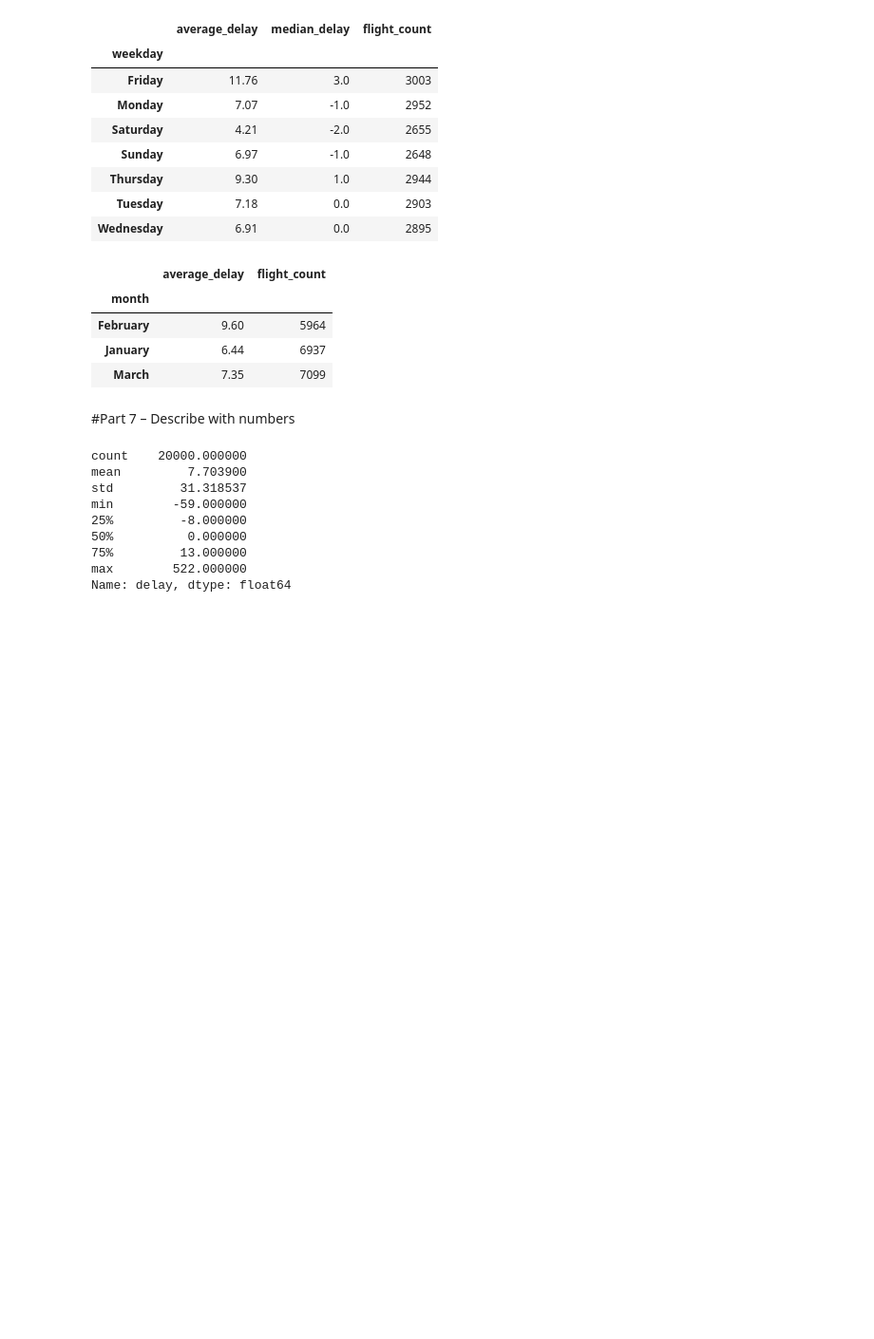
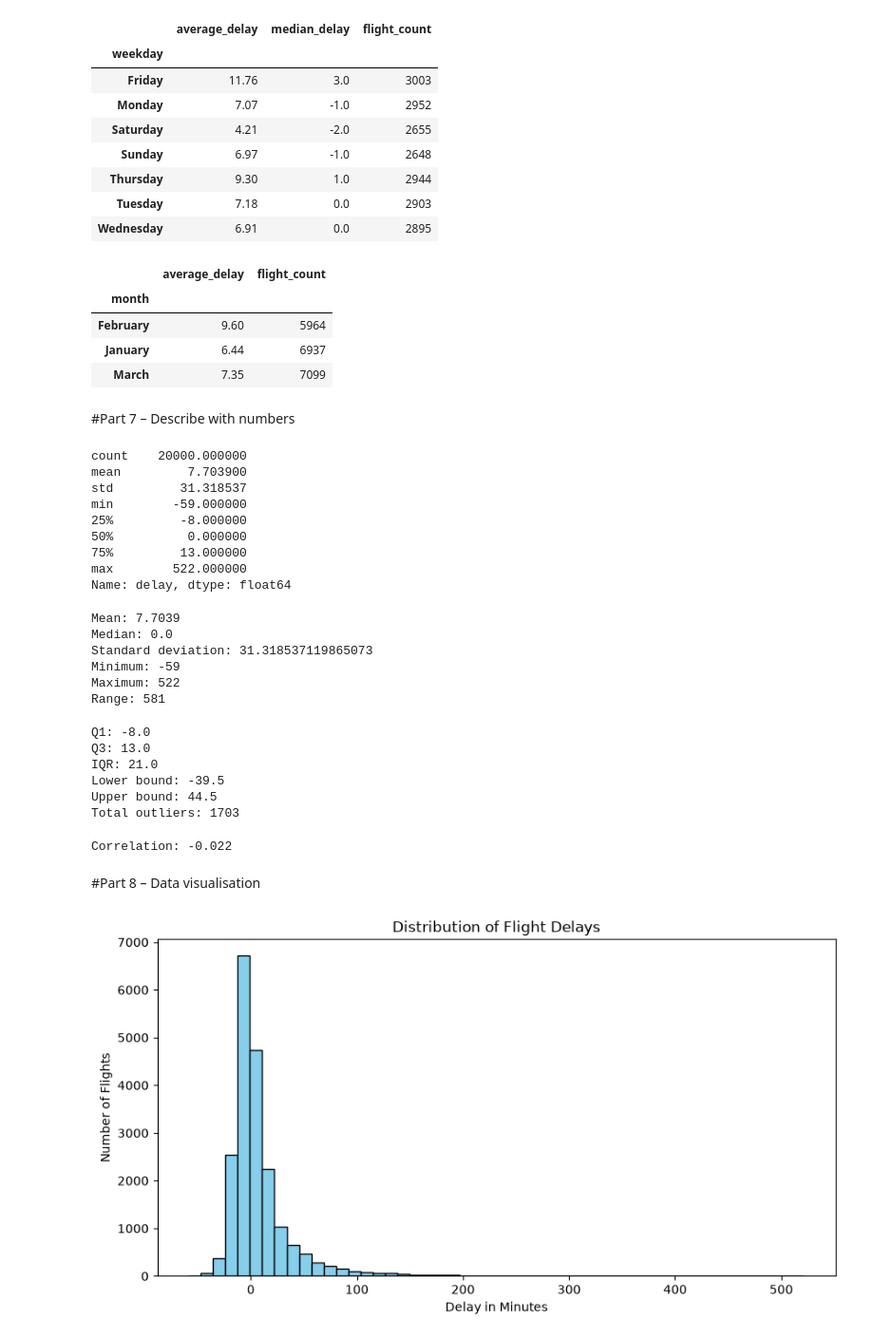
Before and after one commit to mohanavm06/Lexicon_PythonAI_Labs, a Jupyter notebook: Project_Data_Visualisation/flights_airports.ipynb, the cells around one changed output. Shown at 95% size. Cells and saved outputs as stored; diff of their text form; code cells hidden in the pictures; blank space fills up the shorter version.

Commit message:
Update flight data analysis

```diff
--- a/Project_Data_Visualisation/flights_airports.ipynb
+++ b/Project_Data_Visualisation/flights_airports.ipynb
@@ -401,3 +401,74 @@ min        -59.000000
 75%         13.000000
 max        522.000000
 Name: delay, dtype: float64
+# %%
+#Middle and spread
+print("Mean:", flights["delay"].mean())
+print("Median:", flights["delay"].median())
+print("Standard deviation:", flights["delay"].std())
+print("Minimum:", flights["delay"].min())
+print("Maximum:", flights["delay"].max())
+print("Range:", flights["delay"].max()
+      - flights["delay"].min())
+# %% [output]
+Mean: 7.7039
+Median: 0.0
+Standard deviation: 31.318537119865073
+Minimum: -59
+Maximum: 522
+Range: 581
+# %%
+#Outlier investigation
+Q1 = flights["delay"].quantile(0.25)
+Q3 = flights["delay"].quantile(0.75)
+
+IQR = Q3 - Q1
+
+lower_bound = Q1 - 1.5 * IQR
+upper_bound = Q3 + 1.5 * IQR
+
+outliers = flights[
+    (flights["delay"] < lower_bound) |
+    (flights["delay"] > upper_bound)
+]
+
+print("Q1:", Q1)
+print("Q3:", Q3)
+print("IQR:", IQR)
+print("Lower bound:", lower_bound)
+print("Upper bound:", upper_bound)
+print("Total outliers:", len(outliers))
+# %% [output]
+Q1: -8.0
+Q3: 13.0
+IQR: 21.0
+Lower bound: -39.5
+Upper bound: 44.5
+Total outliers: 1703
+# %%
+#Compare distance and delay
+correlation = flights["distance"].corr(
+    flights["delay"]
+)
+
+print("Correlation:", round(correlation, 3))
+# %% [output]
+Correlation: -0.022
+# %% [markdown]
+#Part 8 – Data visualisation
+# %%
+plt.figure(figsize=(10, 5))
+
+plt.hist(
+    flights["delay"],
+    bins=50,
+    color="skyblue",
+    edgecolor="black"
+)
+
+plt.title("Distribution of Flight Delays")
+plt.xlabel("Delay in Minutes")
+plt.ylabel("Number of Flights")
+plt.show()
+# %% [output]
+[figure, added]
```
